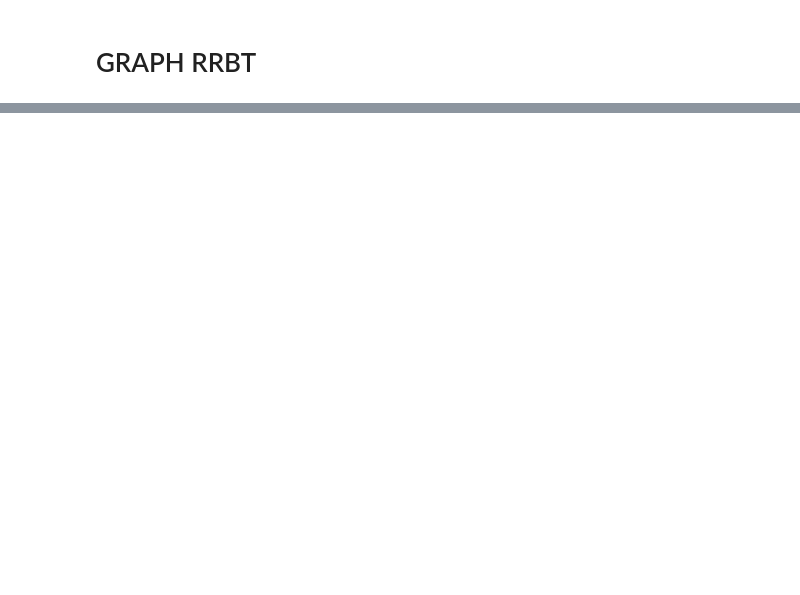
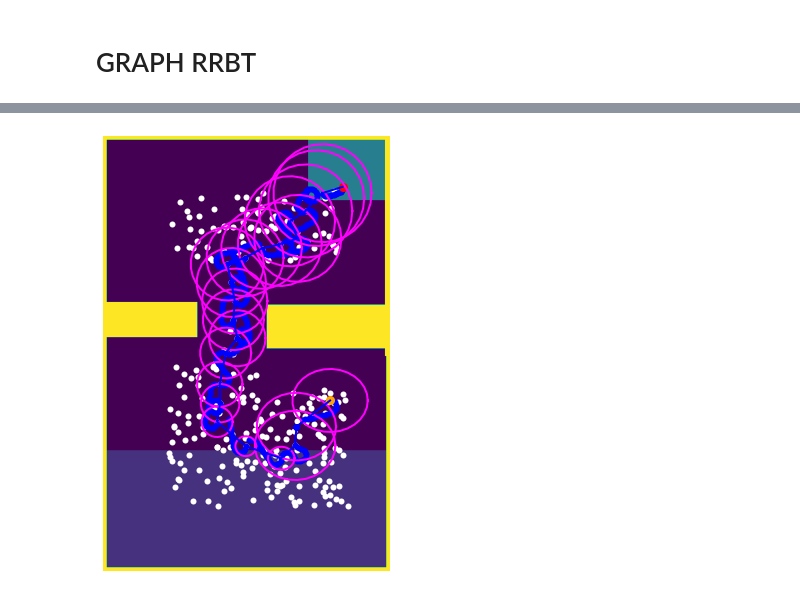
Before and after one commit to KaziiBotashev/RRBT, a Jupyter notebook: RRBT.ipynb, the cells around one changed output, grey strips where cells are left out. Drawn from its saved outputs; the diff is of its cells as text; code cells hidden in the pictures; blank space fills up the shorter version.

```diff
--- a/RRBT.ipynb
+++ b/RRBT.ipynb
@@ -266,48 +264,45 @@ class GraphRRTBNX:
         else:
             return self.end
 # %%
-#uniform generators initialization
-x_rng = np.random.default_rng(seed = 3)
-y_rng = np.random.default_rng(seed = 6)
-theta_rng = np.random.default_rng(seed = 10)
+x_rng = np.random.default_rng(seed = 5)
+y_rng = np.random.default_rng(seed = 181)
+theta_rng = np.random.default_rng(seed = 39)
 
-def calc_radius(n: int, d: int = 3) -> float:
-    radius = 10
-    #     radius = (np.log(n) / n) ** (1 / d) * 15
+def calc_radius(n: int, d: int = 2) -> float:
+    radius = (np.log(n) / n) ** (1 / 2) * 75
     return radius
 
+x_observability = 250
+
+env[x_observability:280,3:env.shape[1]-3] = 1
+
 def is_state_observable(env,state, obs_val):
-#     if(env[state] == obs_val):
-    if(state[0] > 240):
+    global x_observability
+    if(state[0] > x_observability):
         return True
     else:
         return False
-initial_point = np.array([200.0, 30.0, np.pi/2])
-finish_point = np.array([120.0, 110.0, np.pi/2])
-# finish_point = np.array([180.0, 120.0, np.pi/2])
-# finish_point = np.array([250.0, 170.0, np.pi/2])
-step = 3
-initial_covariance_matrix = 750 # in order to make pass impossible
+
+initial_point = np.array([210.0, 180.0, np.pi/2])
+finish_point = np.array([40.0, 190.0, -np.pi])
+
+step = 15
+initial_covariance_matrix = 900
 ellipse_number_of_points = 30
+d_radius = 5
+ang_weignt = 1 * d_radius/(2*np.pi)
 
-g = GraphRRTBNX(initial_point, finish_point,  step, initial_covariance_matrix,ellipse_number_of_points)
-g.rttb(10)
+g = GraphRRTBNX(initial_point, finish_point,  step, initial_covariance_matrix,ellipse_number_of_points,d_radius,ang_weignt)
+iterations = 500
+g.rttb(iterations)
 
-# goal_radius = 20
+local_planner = Dubins(radius = 5, point_separation= 1)
+goal_radius = 20
+plan,nodes = g.create_plan(goal_radius)
 
-# try:
-#     plan,nodes = g.create_plan(goal_radius)
-# except:
-#     print("probably not enough iterations")
-#     raise
-# ellipses_steps = 3
-# path_plot(env,plan, nodes,ellipses_steps,ellipse_number_of_points, g.G)
-# plot_all_graph_ellipses(env,g.G,ellipse_number_of_points)
-# print(g.num_of_vertices())
-# for node in g.G.nodes():
-#     state = g.G.nodes()[node]['val']
-#     b_node = g.G.nodes()[node]['belief_nodes'][0]
-#     passed = is_state_collision_free(env,state[:2],b_node.Sigma[:2,:2],10)
-#     if (not passed):
-#         print("not passed" ,state[:2] ,np.linalg.norm(b_node.Sigma[:2,:2]))
+ellipses_steps = 1
+
+exp_name = "DubinsUncertaintyStudy"
+name = exp_name + " step-"+ str(step) + " iters-" + str(iterations) +" near-radius " + str(5) + ".png"
+path_plot(env,plan, nodes,local_planner,name,ellipses_steps,ellipse_number_of_points, g.G)
 # %% [output]
@@ -330,0 +309 @@ candidate (array([[760.35,   0.  ,   0.  ],
+[figure, added]
```
Also changed, not shown: parts of 8 cells of this notebook, 8 other files.
